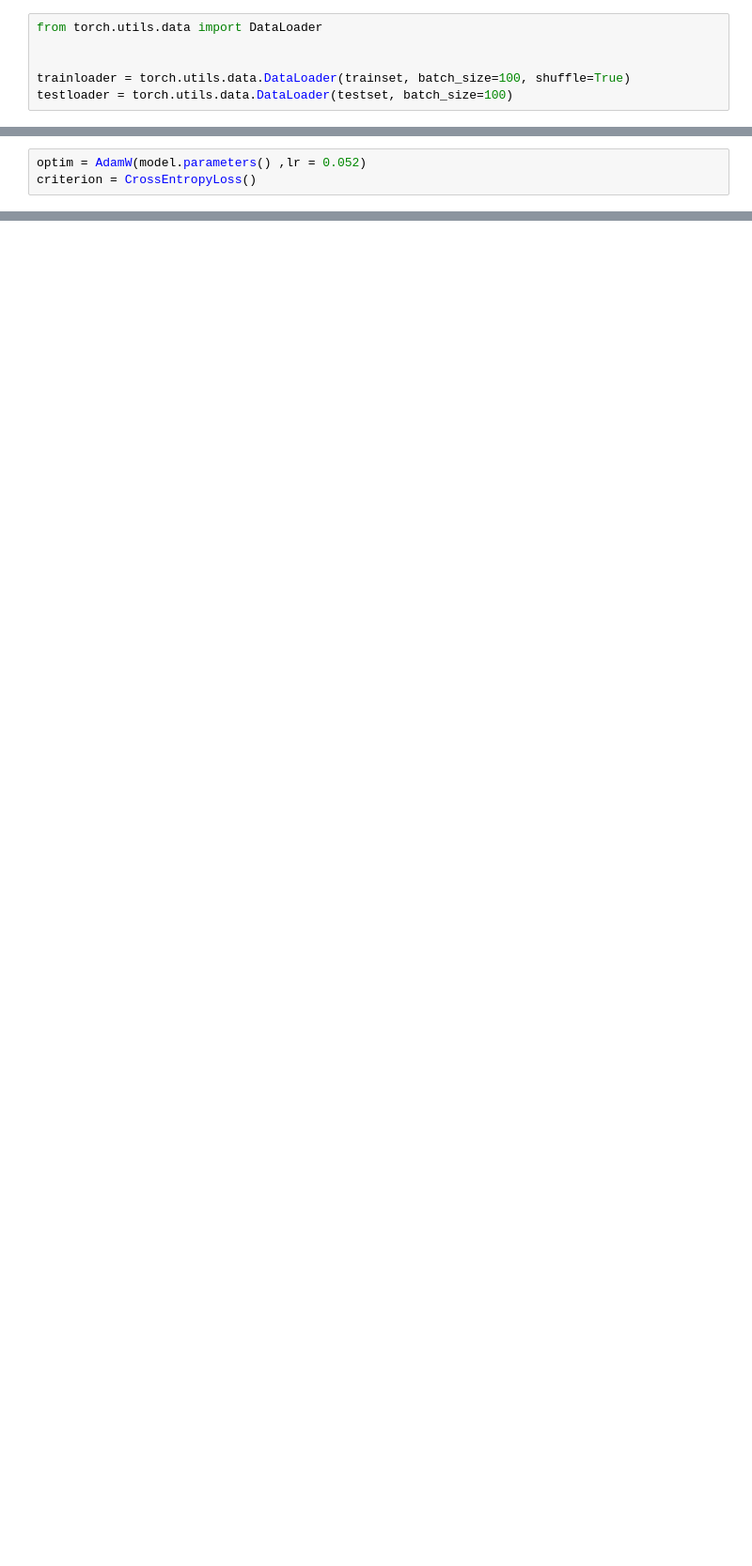
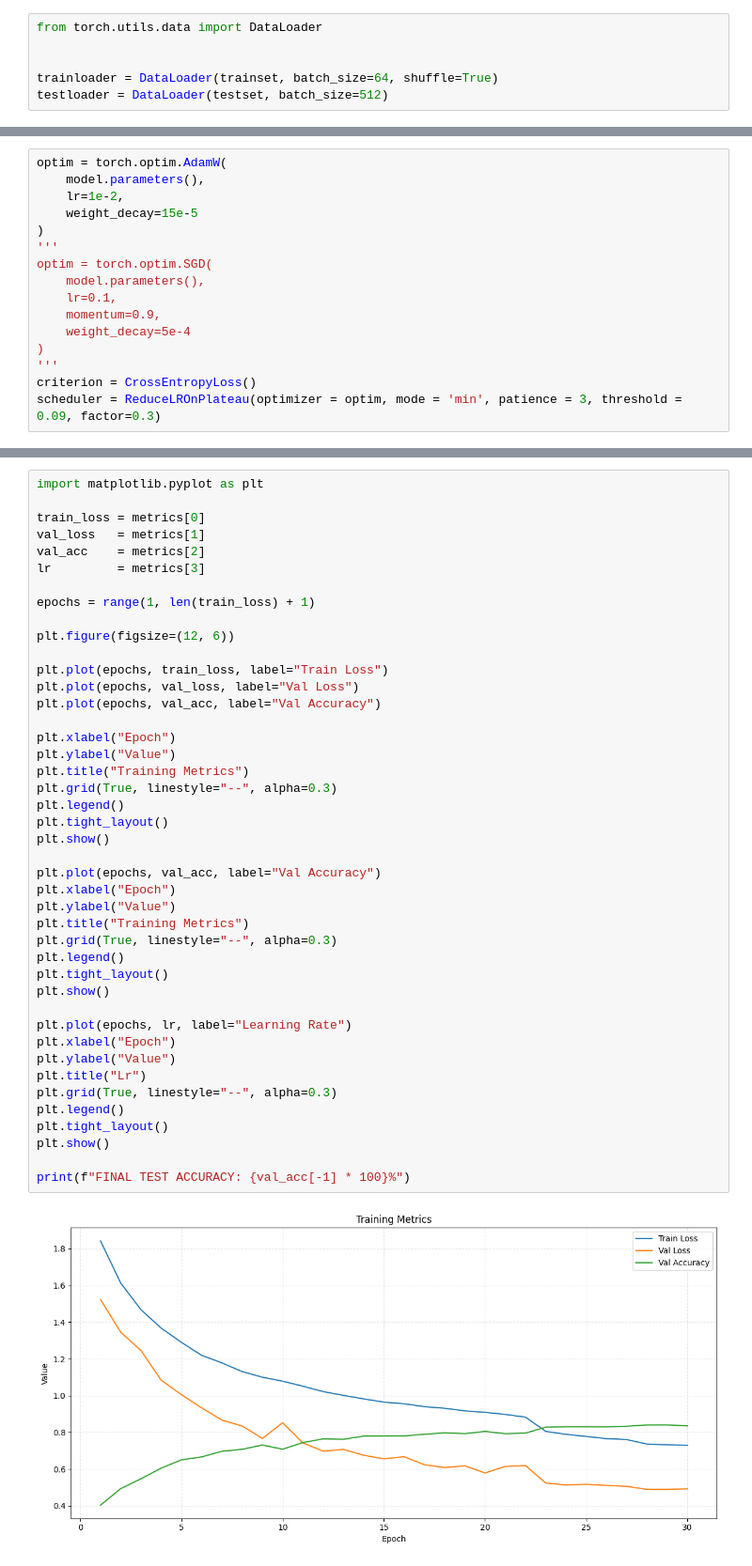
Before and after one commit to Alexej-Larionov/deep-learning-course-practice-2025, a Jupyter notebook: laboratory_work_2/LarionovAI/CIFAR10.ipynb, the cells around one changed output, grey strips where cells are left out. Shown at 94% size. Drawn from its saved outputs; the diff is of its cells as text; blank space fills up the shorter version.

```diff
--- a/laboratory_work_2/LarionovAI/CIFAR10.ipynb
+++ b/laboratory_work_2/LarionovAI/CIFAR10.ipynb
@@ -14,8 +41,8 @@ testset  = torchvision.datasets.CIFAR10(root='./', train=False, download=True, t
 from torch.utils.data import DataLoader
 
 
-trainloader = torch.utils.data.DataLoader(trainset, batch_size=100, shuffle=True)
-testloader = torch.utils.data.DataLoader(testset, batch_size=100)
+trainloader = DataLoader(trainset, batch_size=64, shuffle=True)
+testloader = DataLoader(testset, batch_size=512)
 # %%
 from torch.optim import AdamW
 from torch.nn import CrossEntropyLoss
@@ -51,4 +161,17 @@ model = ConvNN()
 # %%
-optim = AdamW(model.parameters() ,lr = 0.052)
+optim = torch.optim.AdamW(
+    model.parameters(),
+    lr=1e-2,
+    weight_decay=15e-5
+)
+'''
+optim = torch.optim.SGD(
+    model.parameters(),
+    lr=0.1,
+    momentum=0.9,
+    weight_decay=5e-4
+)
+'''
 criterion = CrossEntropyLoss()
+scheduler = ReduceLROnPlateau(optimizer = optim, mode = 'min', patience = 3, threshold = 0.09, factor=0.3)
 # %%
@@ -73,0 +275,45 @@ RuntimeError: Input type (torch.FloatTensor) and weight type (torch.cuda.FloatTe
+# %%
+import matplotlib.pyplot as plt
+
+train_loss = metrics[0]
+val_loss   = metrics[1]
+val_acc    = metrics[2]
+lr         = metrics[3]
+
+epochs = range(1, len(train_loss) + 1)
+
+plt.figure(figsize=(12, 6))
+
+plt.plot(epochs, train_loss, label="Train Loss")
+plt.plot(epochs, val_loss, label="Val Loss")
+plt.plot(epochs, val_acc, label="Val Accuracy")
+
+plt.xlabel("Epoch")
+plt.ylabel("Value")
+plt.title("Training Metrics")
+plt.grid(True, linestyle="--", alpha=0.3)
+plt.legend()
+plt.tight_layout()
+plt.show()
+
+plt.plot(epochs, val_acc, label="Val Accuracy")
+plt.xlabel("Epoch")
+plt.ylabel("Value")
+plt.title("Training Metrics")
+plt.grid(True, linestyle="--", alpha=0.3)
+plt.legend()
+plt.tight_layout()
+plt.show()
+
+plt.plot(epochs, lr, label="Learning Rate")
+plt.xlabel("Epoch")
+plt.ylabel("Value")
+plt.title("Lr")
+plt.grid(True, linestyle="--", alpha=0.3)
+plt.legend()
+plt.tight_layout()
+plt.show()
+
+print(f"FINAL TEST ACCURACY: {val_acc[-1] * 100}%")
+# %% [output]
+[figure, added]
```
Also changed, not shown: parts of 12 cells of this notebook, 2 other files.
